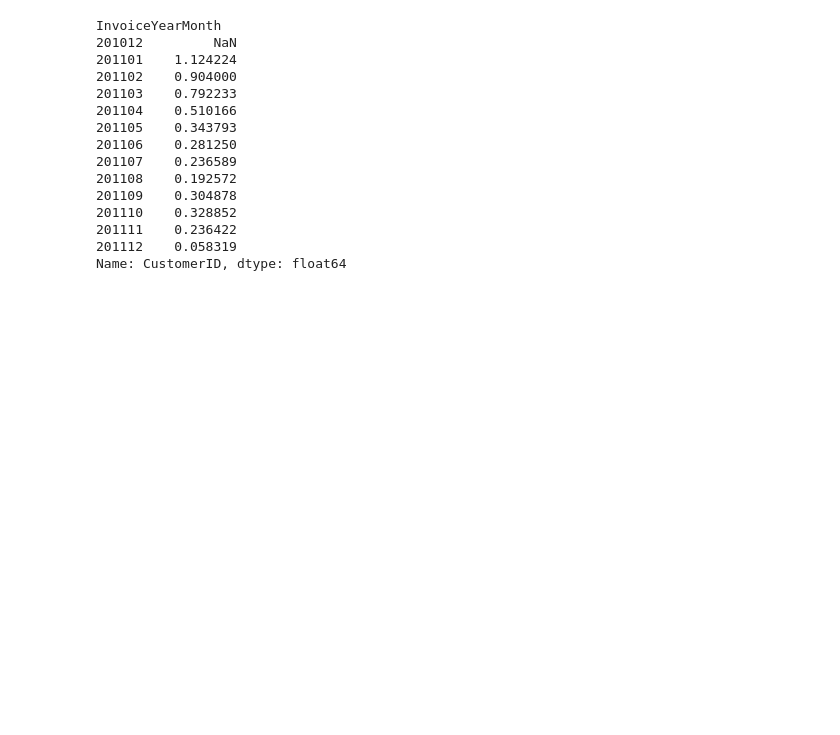
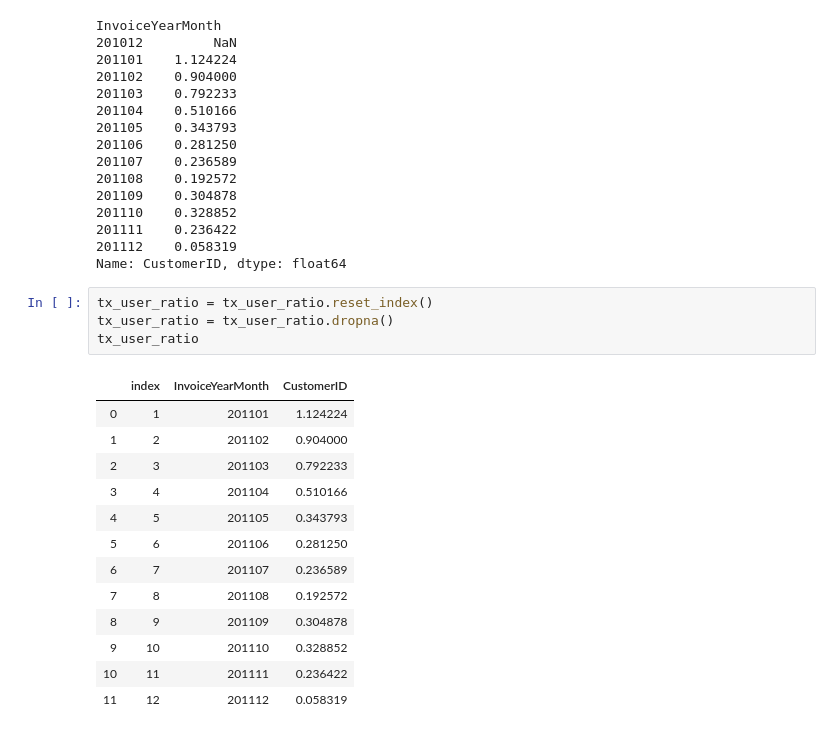
Before and after one commit to AbderrhmanAbdellatif/DataScience, a Jupyter notebook: crm.ipynb, the cells around one changed output. Cells and saved outputs as stored; diff of their text form; blank space fills up the shorter version.

```diff
--- a/crm.ipynb
+++ b/crm.ipynb
@@ -443,3 +443,21 @@ InvoiceYearMonth
 201111    0.236422
 201112    0.058319
 Name: CustomerID, dtype: float64
+# %%
+tx_user_ratio = tx_user_ratio.reset_index()
+tx_user_ratio = tx_user_ratio.dropna()
+tx_user_ratio
+# %% [output]
+|  | index | InvoiceYearMonth | CustomerID |
+| 0 | 1 | 201101 | 1.124224 |
+| 1 | 2 | 201102 | 0.904000 |
+| 2 | 3 | 201103 | 0.792233 |
+| 3 | 4 | 201104 | 0.510166 |
+| 4 | 5 | 201105 | 0.343793 |
+| 5 | 6 | 201106 | 0.281250 |
+| 6 | 7 | 201107 | 0.236589 |
+| 7 | 8 | 201108 | 0.192572 |
+| 8 | 9 | 201109 | 0.304878 |
+| 9 | 10 | 201110 | 0.328852 |
+| 10 | 11 | 201111 | 0.236422 |
+| 11 | 12 | 201112 | 0.058319 |
```
Also changed, not shown: parts of 1 cell of this notebook.
